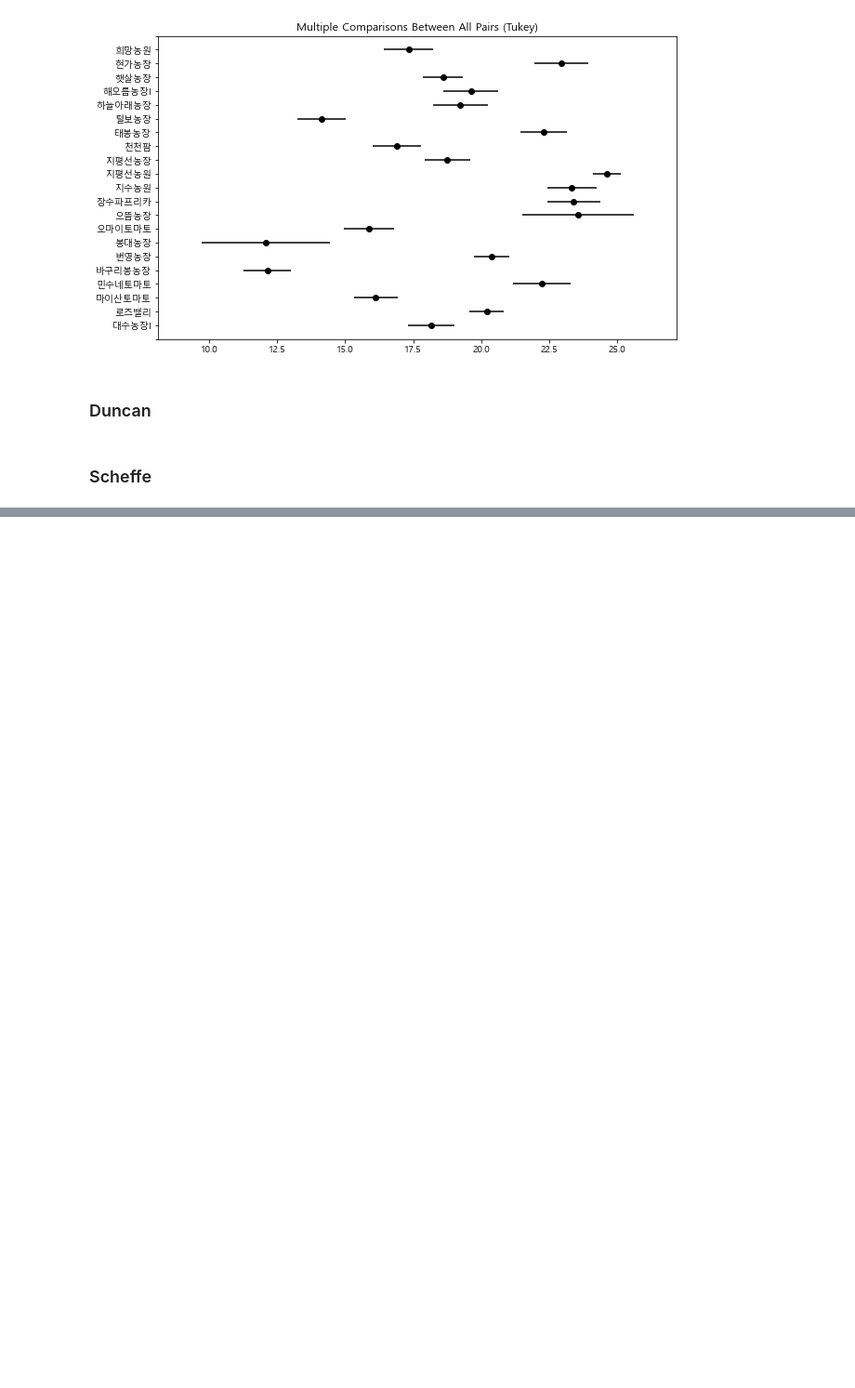
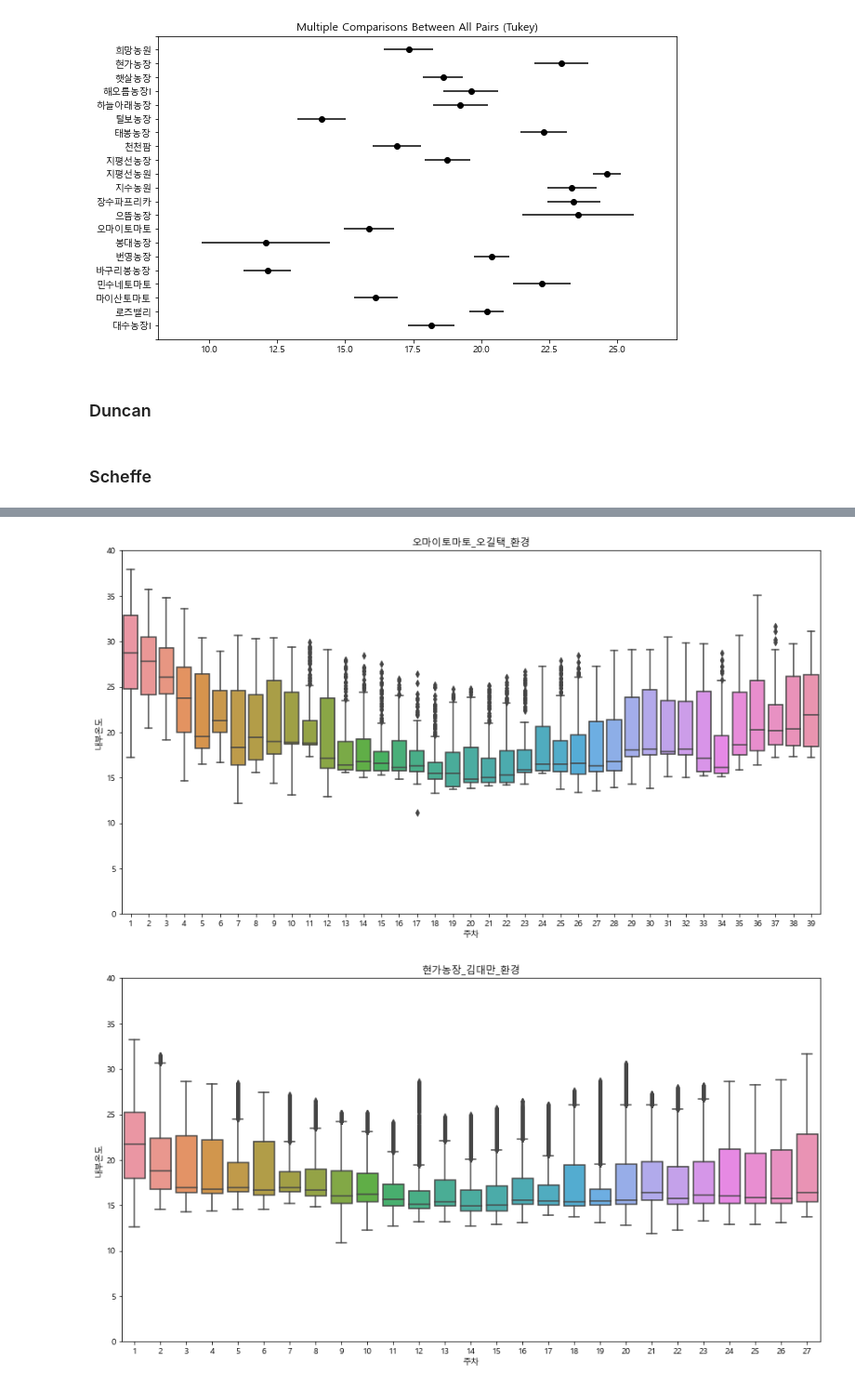
Before and after one commit to meucham11/nong_intern, a Jupyter notebook: 생육_농가별비교.ipynb, the cells around one changed output, grey strips where cells are left out. Shown at 93% size. Cells and saved outputs as stored; diff of their text form; code cells hidden in the pictures; blank space fills up the shorter version.

```diff
--- a/생육_농가별비교.ipynb
+++ b/생육_농가별비교.ipynb
@@ -201,0 +220,50 @@ fig = posthoc.plot_simultaneous()
+# %%
+def env_add_Date(env_df,생육조사기간):
+    df=pd.DataFrame()
+    for i in range(len(생육조사기간)-1):
+        start_i = 생육조사기간[i]+timedelta(hours=12)
+        end_i = 생육조사기간[i+1]+timedelta(hours=12)
+
+        df2 = env_df[(env_df['date']>=start_i) & (env_df['date']<end_i)]
+        df2['Date']=생육조사기간[i+1]
+
+
+        df=pd.concat([df,df2])
+    return df
+# %%
+def match_test_weeknum(sang_data,env_data):
+    dic=dict(zip(sang_data['Date'],sang_data['test_weeknum']))
+    result=env_data.replace({"Date":dic})["Date"]
+    return result
+# %%
+# 월별 cat1 별 판매 횟수
+sang_data=pd.DataFrame()
+for s,e in zip(['오마이토마토_오길택_생육','현가농장_김대만_생육'],['오마이토마토_오길택_환경','현가농장_김대만_환경']):
+
+    # 한 농장 snag 로드
+    sang_data = sang_data_load(s)
+
+    # 한 농장 env 로드
+    env_data = env_data_load(e)
+
+    # 한 농장에 주차 추가
+    sang_data['test_weeknum']=add_weeknum(sang_data)
+
+    # 환경에 Date컬럼 추가
+    생육조사기간=sorted(list(set(list(sang_data['Date']))))
+    env_data=env_add_Date(env_data,생육조사기간)
+
+    # 환경 데이터에 주차 컬럼 추가
+    env_data['주차']=match_test_weeknum(sang_data,env_data)
+
+
+    # 그림 그리기
+    plt.figure(figsize=(15,8))
+    plt.title(e)
+    ax=sns.boxplot(data=env_data,x='주차',y='내부온도')
+    ax.set_ylim([0, 40])
+
+    plt.show()
+# %% [output]
+[figure, added]
+[figure, added]
```
Also changed, not shown: parts of 10 cells of this notebook.
